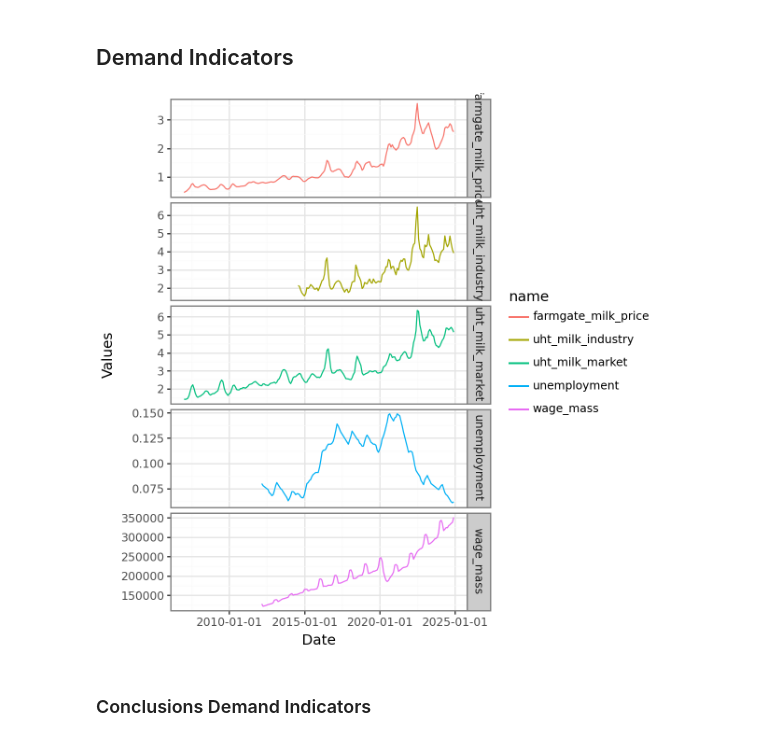
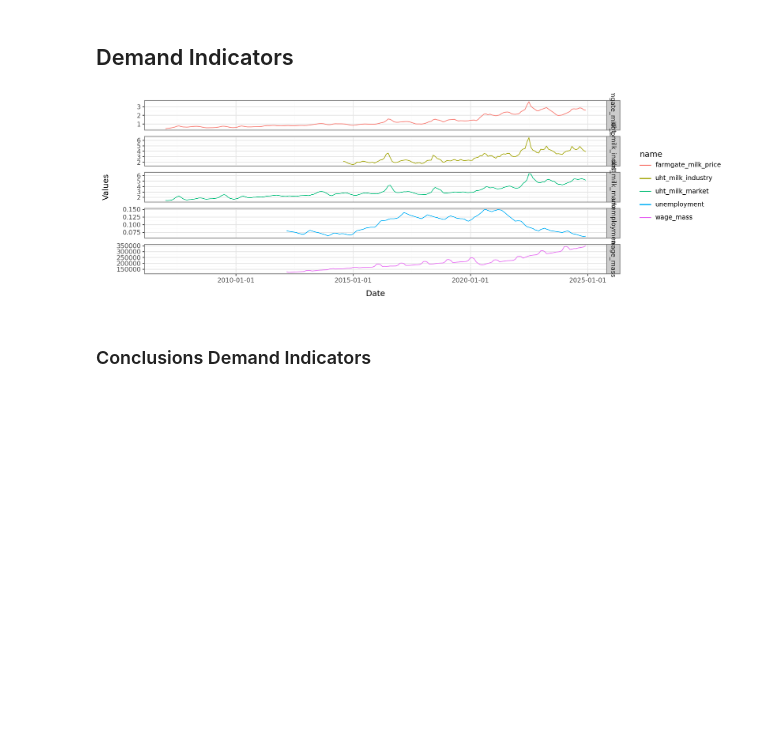
Before and after one commit to Heitorcp/milk-price-prediction, a Jupyter notebook: notebooks/01-EDA.ipynb, the cells around one changed output. Drawn from its saved outputs; the diff is of its cells as text; code cells hidden in the pictures; blank space fills up the shorter version.

Commit message:
fix: notebooks and EDA plots

```diff
--- a/notebooks/01-EDA.ipynb
+++ b/notebooks/01-EDA.ipynb
@@ -78,19 +78,19 @@ That being said, we know that our target time-series is not stationary and that
 # %%
 
 # plotnine version of ggplot
 p = (
     ggplot(df_demand_long, aes(x="date", y="value", colour="name"))
     + geom_line()
     + facet_grid("name ~ .", scales="free_y")
     + theme_bw()
     + labs(x="Date", y="Values")
 )
 
-set_option("figure_size", (6, 6))
+set_option("figure_size", (12, 4))
 
 p
 # %% [output]
-[figure, old version]
+[figure, new version]
 # %% [markdown]
 ### Conclusions Demand Indicators
 # %% [markdown]
```
Also changed, not shown: parts of 2 cells of this notebook, 1 other file.
